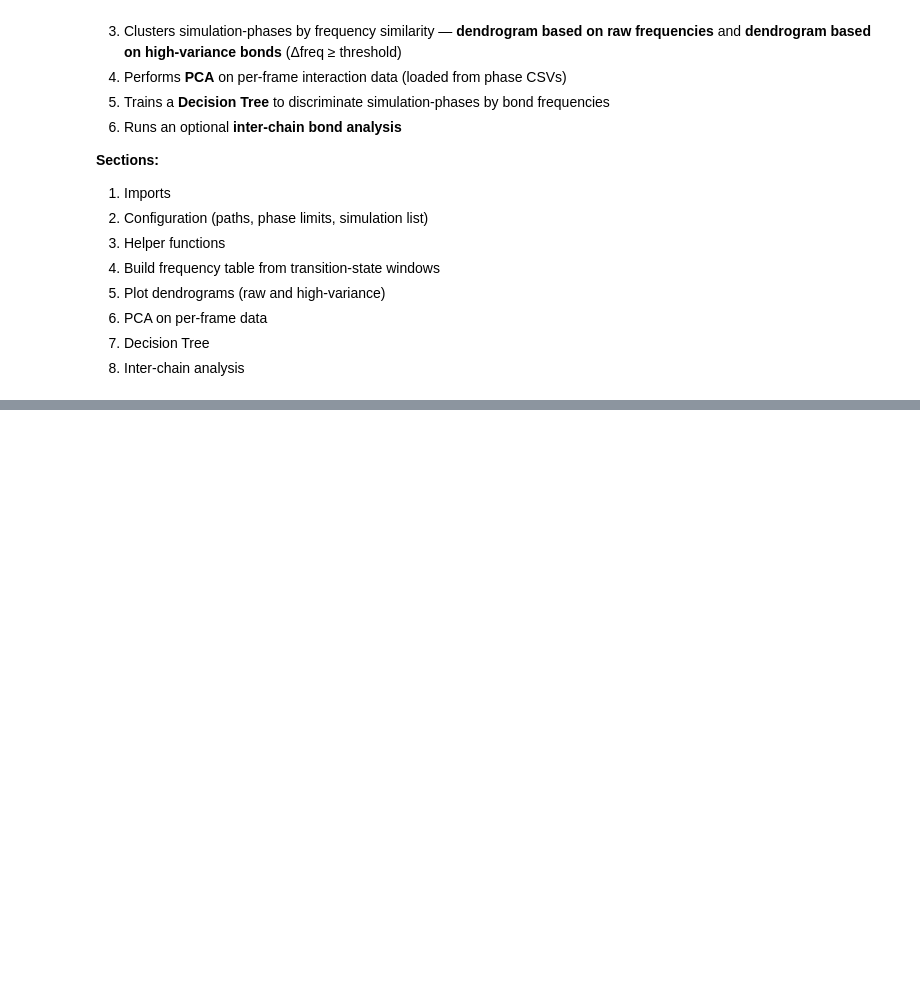
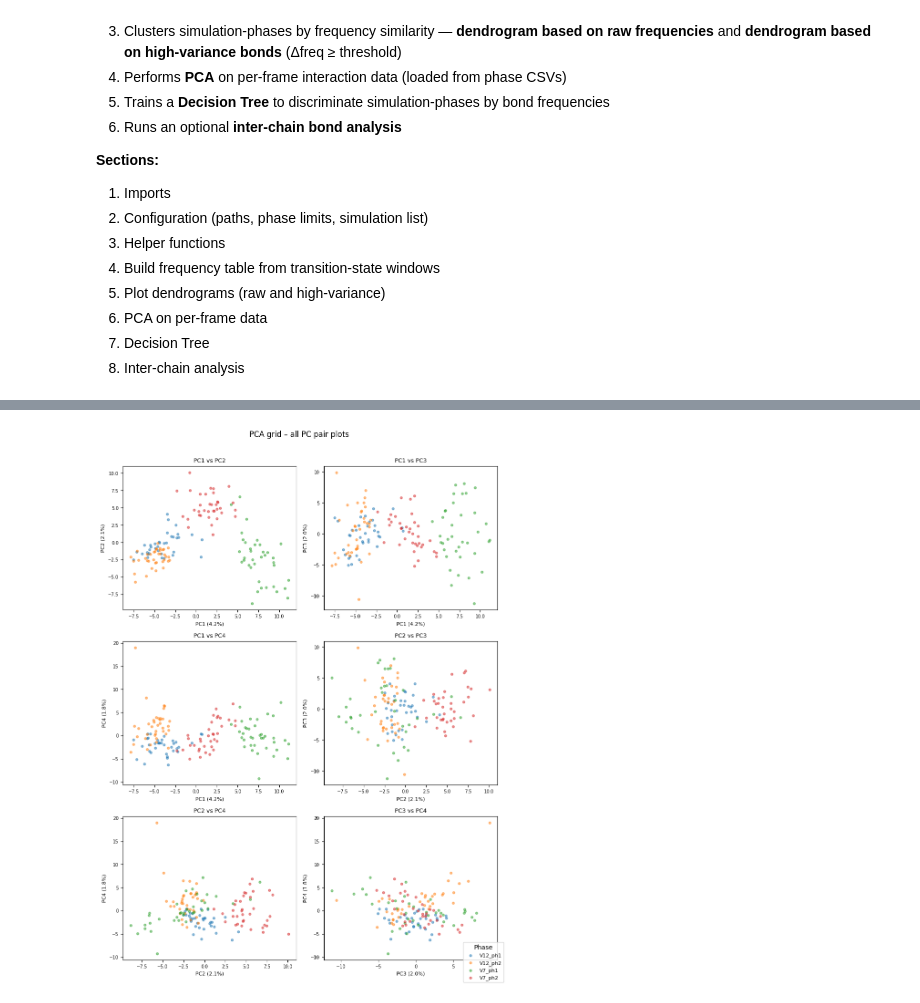
Before and after one commit to annhater/M1_STAGE, a Jupyter notebook: 2_notebooks/02_analysis_clustering.ipynb, the cells around one changed output, grey strips where cells are left out. Cells and saved outputs as stored; diff of their text form; code cells hidden in the pictures; blank space fills up the shorter version.

```diff
--- a/2_notebooks/02_analysis_clustering.ipynb
+++ b/2_notebooks/02_analysis_clustering.ipynb
@@ -55,7 +60,7 @@ PHASE_LIMIT_DICO = {
 FRAME_RANGE = 35
 
 # Minimum |Δfreq| (%) to consider a bond "high-variance"
-MIN_DELTA_PCT = 50
+MIN_DELTA_PCT = 25
 
 # Desired column order in the final frequency table
 PHASES_LIST_ORDERED = ['V12_ph1', 'V12_ph2', 'V7_ph1', 'V7_ph2']
@@ -219,13 +242,18 @@ if len(delta_df) >= 2:
 # %%
 # 6. PCA on per-frame interaction data
 # Expects phase CSVs named e.g. 'V12_ph1_interactions.csv' in OUTPUT_DIR
+
+# Fit up to N_PCS components, then display every pair (PC1/2, PC1/3, PC2/3 …)
+# as a grid of scatter plots.  Higher PCs sometimes capture phase separation
+# better than PC1/PC2 when simulation identity dominates the first axes.
+
 PHASE_CSV_MAP = {
     'V12_ph1': 'V12_ph1_interactions.csv',
     'V12_ph2': 'V12_ph2_interactions.csv',
     'V7_ph1':  'V7_ph1_interactions.csv',
     'V7_ph2':  'V7_ph2_interactions.csv',
 }
-N_PCS = 6
+N_PCS = 4
 
 os.chdir(OUTPUT_DIR)
 df_pca_input = pd.DataFrame()
@@ -243,7 +271,7 @@ if not df_pca_input.empty:
     df_pca_input = df_pca_input.loc[
         (df_pca_input.drop('label', axis=1) != 0).any(axis=1)]
     zero_cols = [c for c in df_pca_input.columns
-                 if c != 'label' and df_pca_input[c].sum() == 0]
+                if c != 'label' and df_pca_input[c].sum() == 0]
     df_pca_input.drop(columns=zero_cols, inplace=True)
 
     X_pca  = df_pca_input.drop('label', axis=1)
@@ -258,17 +286,77 @@ if not df_pca_input.empty:
     pc_cols = [f'PC{i+1}' for i in range(n_comp)]
     pca_df  = pd.DataFrame(components, columns=pc_cols)
     pca_df['label'] = y_pca.values
+    pca_df['simulation'] = pca_df['label'].str.split('_').str[0]
+    pca_df['phase']      = pca_df['label'].str.split('_').str[1]
 
-    print('Explained variance:')
+    print(f"\nExplained variance by component:")
     for i, v in enumerate(var_expl):
-        print(f'  PC{i+1}: {v:.1f}%  (cumulative: {var_expl[:i+1].sum():.1f}%)')
+        print(f"  PC{i+1}: {v:.1f}%  (cumulative: {var_expl[:i+1].sum():.1f}%)")
 
+    # --- Individual interactive scatter: PC1 vs PC2 (quick reference) ---------
     fig = px.scatter(pca_df, x='PC1', y='PC2', color='label',
-                     title=f'PCA – PC1 vs PC2 ({var_expl[0]:.1f}% + {var_expl[1]:.1f}%)',
-                     labels={'PC1': f'PC1 ({var_expl[0]:.1f}%)',
-                             'PC2': f'PC2 ({var_expl[1]:.1f}%)'})
+                    title=f'PCA – PC1 vs PC2  '
+                        f'({var_expl[0]:.1f}% + {var_expl[1]:.1f}%)',
+                    labels={'PC1': f'PC1 ({var_expl[0]:.1f}%)',
+                            'PC2': f'PC2 ({var_expl[1]:.1f}%)'})
     fig.update_traces(marker=dict(size=6, opacity=0.6))
     fig.write_html(os.path.join(OUTPUT_DIR, 'pca_PC1_PC2.html'))
     fig.show()
+
+    # --- Grid of all PC pair plots (static, saved as PNG) ---------------------
+    from itertools import combinations
+    pairs = list(combinations(pc_cols, 2))
+    ncols = 2
+    nrows = -(-len(pairs) // ncols)   # ceiling division
+
+    label_colors = {lbl: c for lbl, c in zip(
+        pca_df['label'].unique(),
+        plt.cm.tab10.colors[:len(pca_df['label'].unique())])}
+
+    fig, axes = plt.subplots(nrows, ncols,
+                            figsize=(ncols * 4.5, nrows * 4),
+                            squeeze=False)
+    for ax_idx, (pcx, pcy) in enumerate(pairs):
+        row, col = divmod(ax_idx, ncols)
+        ax = axes[row][col]
+        for lbl, grp in pca_df.groupby('label'):
+            ax.scatter(grp[pcx], grp[pcy],
+                    label=lbl, s=12, alpha=0.5,
+                    color=label_colors[lbl])
+        xi, yi = int(pcx[2:]) - 1, int(pcy[2:]) - 1
+        ax.set_xlabel(f'{pcx} ({var_expl[xi]:.1f}%)', fontsize=8)
+        ax.set_ylabel(f'{pcy} ({var_expl[yi]:.1f}%)', fontsize=8)
+        ax.set_title(f'{pcx} vs {pcy}', fontsize=9)
+        ax.tick_params(labelsize=7)
+
+    # Hide unused axes
+    for ax_idx in range(len(pairs), nrows * ncols):
+        row, col = divmod(ax_idx, ncols)
+        axes[row][col].set_visible(False)
+
+    # Single shared legend
+    handles, labels_leg = axes[0][0].get_legend_handles_labels()
+    fig.legend(handles, labels_leg, loc='lower right',
+            fontsize=8, title='Phase', framealpha=0.8)
+    fig.suptitle('PCA grid – all PC pair plots', fontsize=12, y=1.01)
+    plt.tight_layout()
+    fig.savefig(os.path.join(OUTPUT_DIR, 'pca_grid.png'), dpi=300,
+                bbox_inches='tight')
+    plt.show()
+
+    # --- Per-PC interactive plots (coloured by phase only, for clarity) --------
+    for pcx, pcy in [(f'PC{i}', f'PC{i+1}') for i in range(1, n_components)]:
+        xi, yi = int(pcx[2:]) - 1, int(pcy[2:]) - 1
+        fig_i = px.scatter(pca_df, x=pcx, y=pcy, color='label',
+                        symbol='simulation',
+                        title=f'PCA – {pcx} vs {pcy}  '
+                            f'({var_expl[xi]:.1f}% + {var_expl[yi]:.1f}%)',
+                        labels={pcx: f'{pcx} ({var_expl[xi]:.1f}%)',
+                                pcy: f'{pcy} ({var_expl[yi]:.1f}%)'})
+        fig_i.update_traces(marker=dict(size=6, opacity=0.6))
+        fig_i.write_html(os.path.join(OUTPUT_DIR, f'pca_{pcx}_{pcy}.html'))
+        fig_i.show()
+
 else:
-    print('[INFO] No phase CSVs found; PCA skipped.')
+    print("[INFO] No phase CSVs found; PCA skipped.")
+# %% [output]
@@ -274,0 +369 @@ else:
+[figure, added]
```
Also changed, not shown: parts of 10 cells of this notebook, 29 other files.
